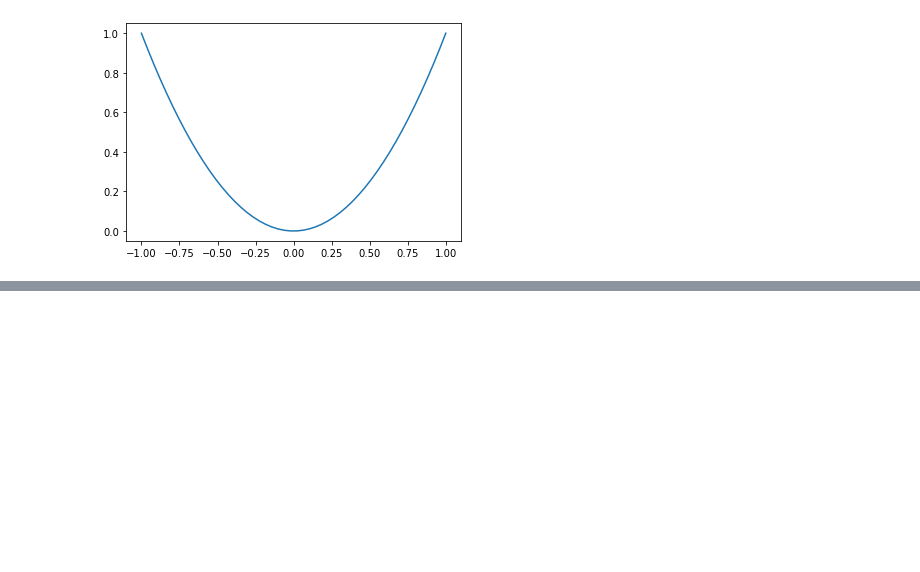
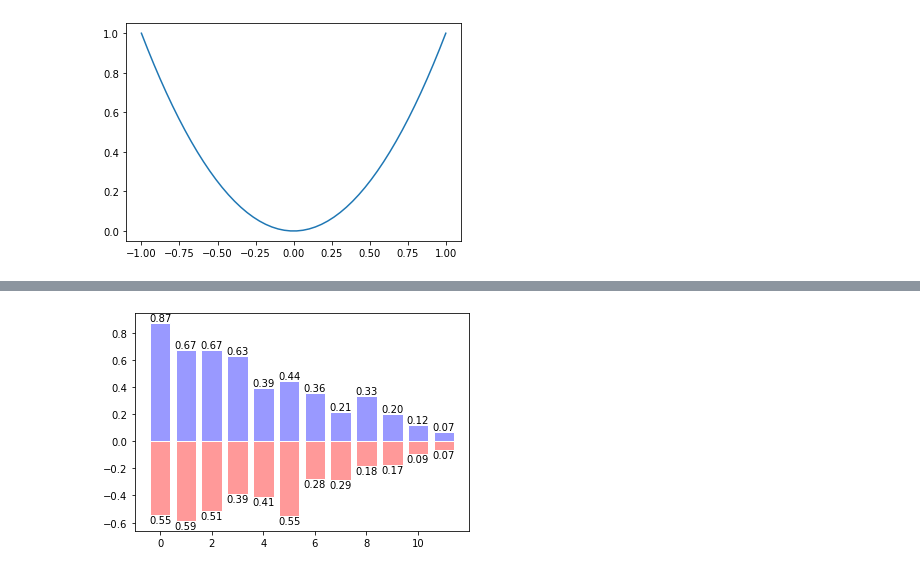
Before and after one commit to kyle-cloud/kaggle, a Jupyter notebook: practice_matplot/matplot.ipynb, the cells around one changed output, grey strips where cells are left out. Saved outputs shown, nothing was run; the diff lists cells and outputs as text; code cells hidden in the pictures; blank space fills up the shorter version.

```diff
--- a/practice_matplot/matplot.ipynb
+++ b/practice_matplot/matplot.ipynb
@@ -46,0 +78,15 @@ ax.spines['left'].set_position(('data', 0))
+# %%
+n = 12
+X = np.arange(n)
+Y1 = (1 - X / float(n)) * np.random.uniform(0.5, 1.0, n)
+Y2 = (1 - X / float(n)) * np.random.uniform(0.5, 1.0, n)
+
+plt.bar(X, +Y1, facecolor = '#9999ff', edgecolor = "white")
+plt.bar(X, -Y2, facecolor = '#ff9999', edgecolor = 'white')
+
+for x, y in zip(X, Y1):
+    plt.text(x, y, '%.2f' %y, ha = 'center', va = 'bottom')
+for x, y in zip(X, Y2):
+    plt.text(x, -y, '%.2f' %y, ha = 'center', va = 'top')
+# %% [output]
+[figure, added]
```
Also changed, not shown: parts of 5 cells of this notebook.
